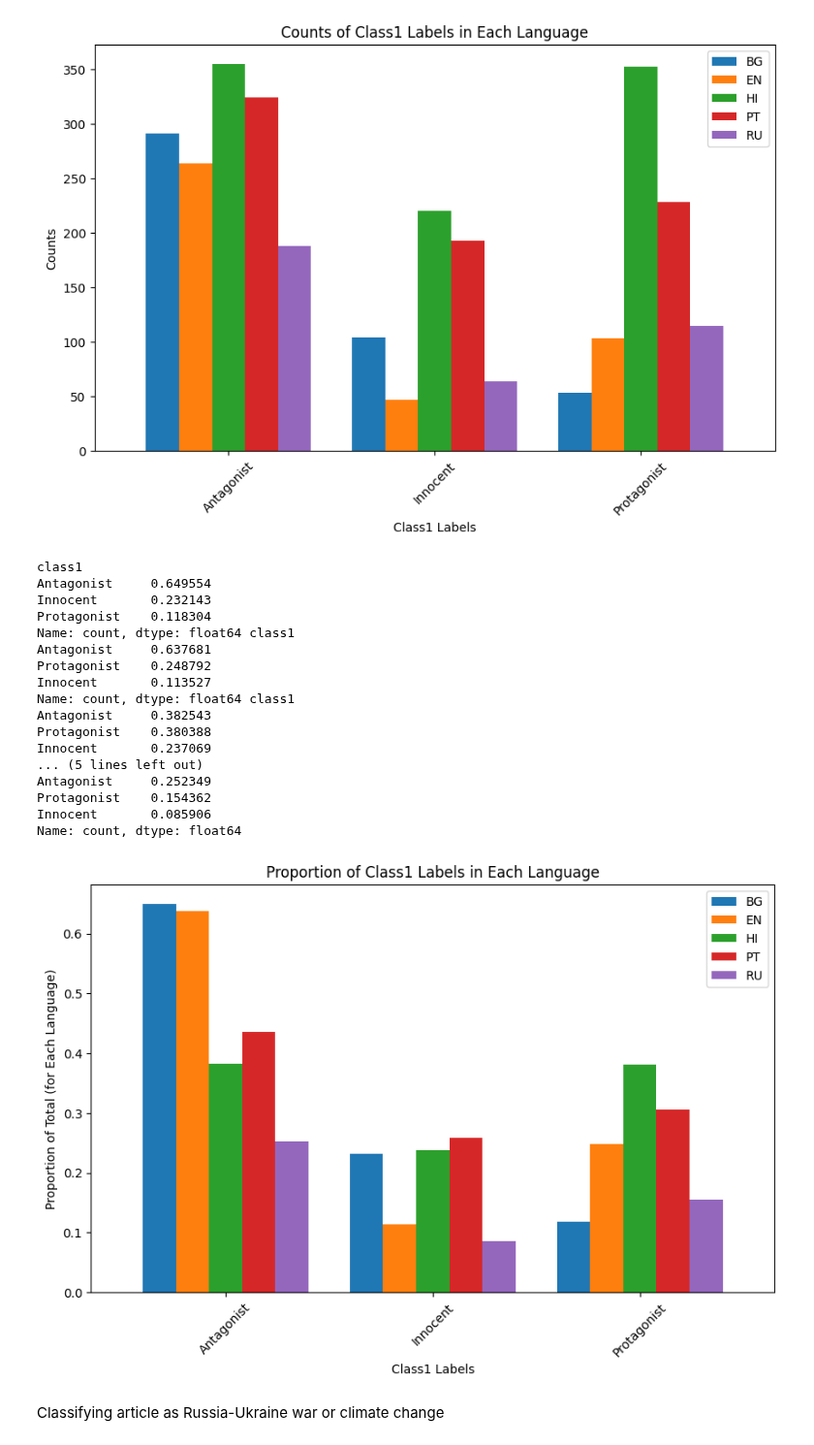
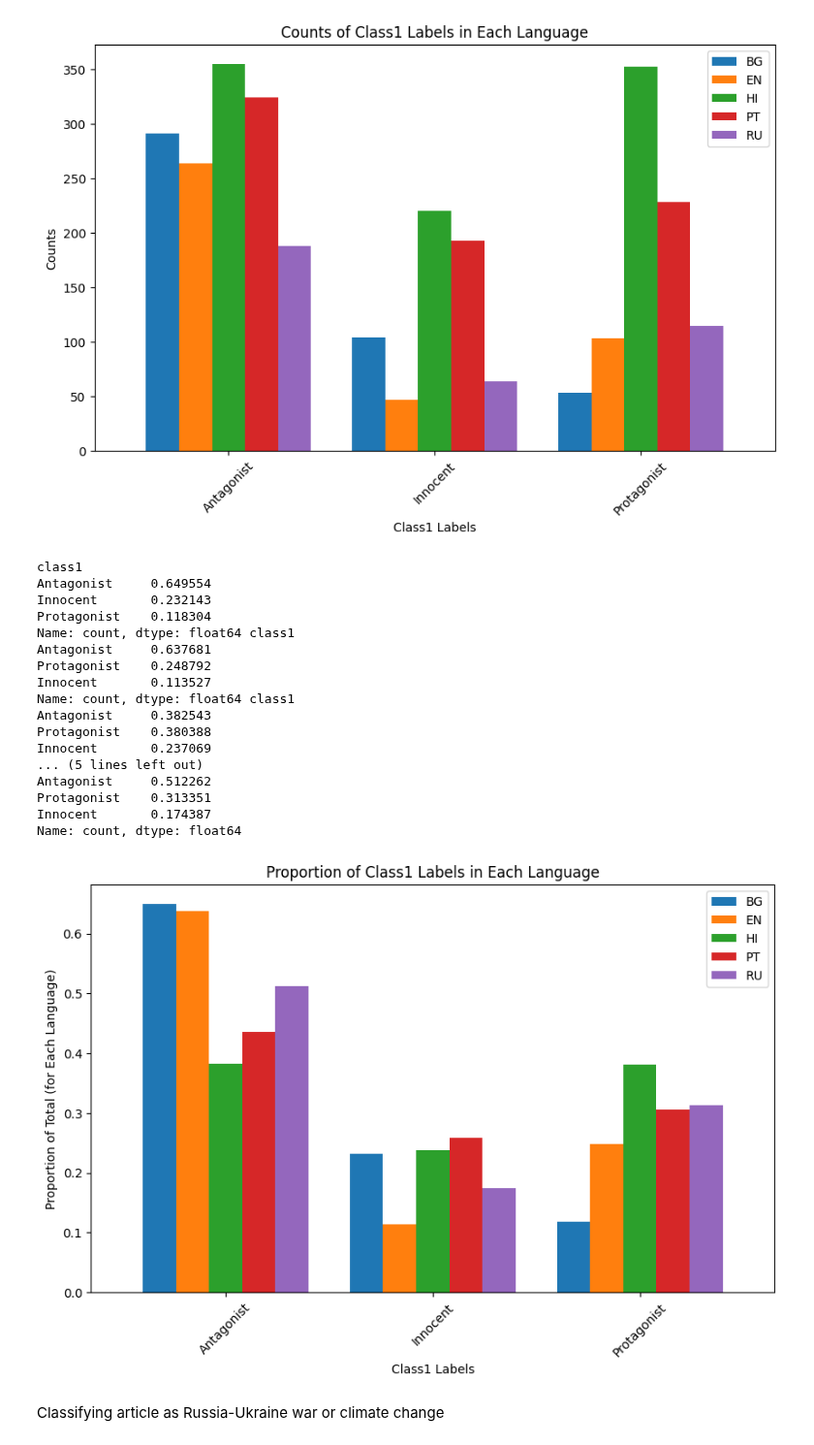
Before and after one commit to Matija-Kukic/semeval2025-t10, a Jupyter notebook: PreProcess_and_EDA/sub1_EDA.ipynb, the cells around one changed output. Shown at 97% size. Saved outputs shown, nothing was run; the diff lists cells and outputs as text; code cells hidden in the pictures.

```diff
--- a/PreProcess_and_EDA/sub1_EDA.ipynb
+++ b/PreProcess_and_EDA/sub1_EDA.ipynb
@@ -134,7 +134,7 @@ total_bg = df_bg['class1'].count()
 total_en = df_en['class1'].count()
 total_hi = df_hi['class1'].count()
 total_pt = df_pt['class1'].count()
-total_ru = df_pt['class1'].count()
+total_ru = df_ru['class1'].count()
 
 # Calculate the proportions for each label within each language
 prop_bg = count_bg / total_bg
@@ -152,37 +152,37 @@ prop_df = pd.DataFrame({
     'PT': prop_pt,
     'RU': prop_ru
 }).fillna(0)  # Fill NaN with 0s for missing categories
 
 # Plotting the bar plot
 ax = prop_df.plot(kind='bar', width=0.8, figsize=(10, 6))
 
 # Add labels and title
 plt.xlabel('Class1 Labels')
 plt.ylabel('Proportion of Total (for Each Language)')
 plt.title('Proportion of Class1 Labels in Each Language')
 plt.xticks(rotation=45)  # Rotate x-ticks for better visibility
 
 # Display the plot
 plt.show()
 # %% [output]
 class1
 Antagonist     0.649554
 Innocent       0.232143
 Protagonist    0.118304
 Name: count, dtype: float64 class1
 Antagonist     0.637681
 Protagonist    0.248792
 Innocent       0.113527
 Name: count, dtype: float64 class1
 Antagonist     0.382543
 Protagonist    0.380388
 Innocent       0.237069
 ... (5 lines left out)
-Antagonist     0.252349
-Protagonist    0.154362
-Innocent       0.085906
+Antagonist     0.512262
+Protagonist    0.313351
+Innocent       0.174387
 Name: count, dtype: float64
-[figure, old version]
+[figure, new version]
 # %% [markdown]
 Classifying article as Russia-Ukraine war or climate change
 # %%
```
Also changed, not shown: parts of 1 cell of this notebook.
